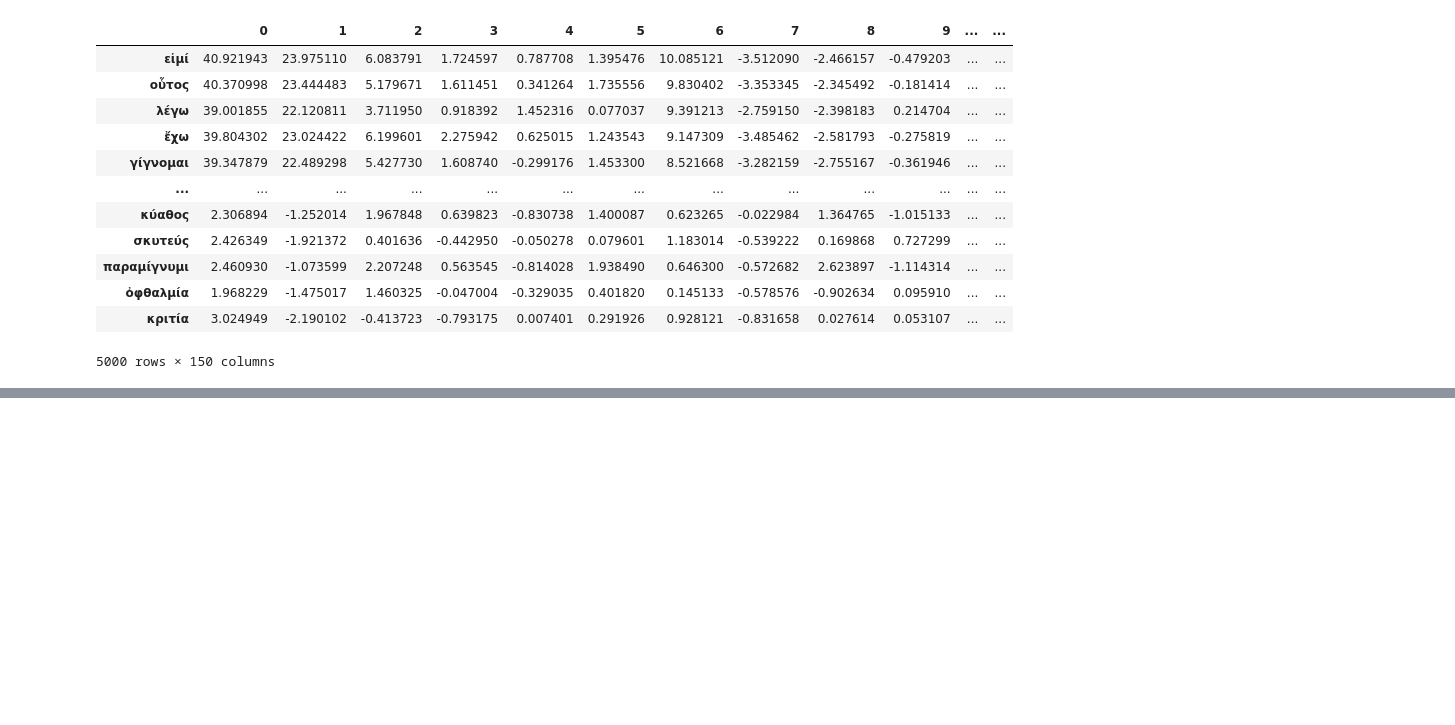
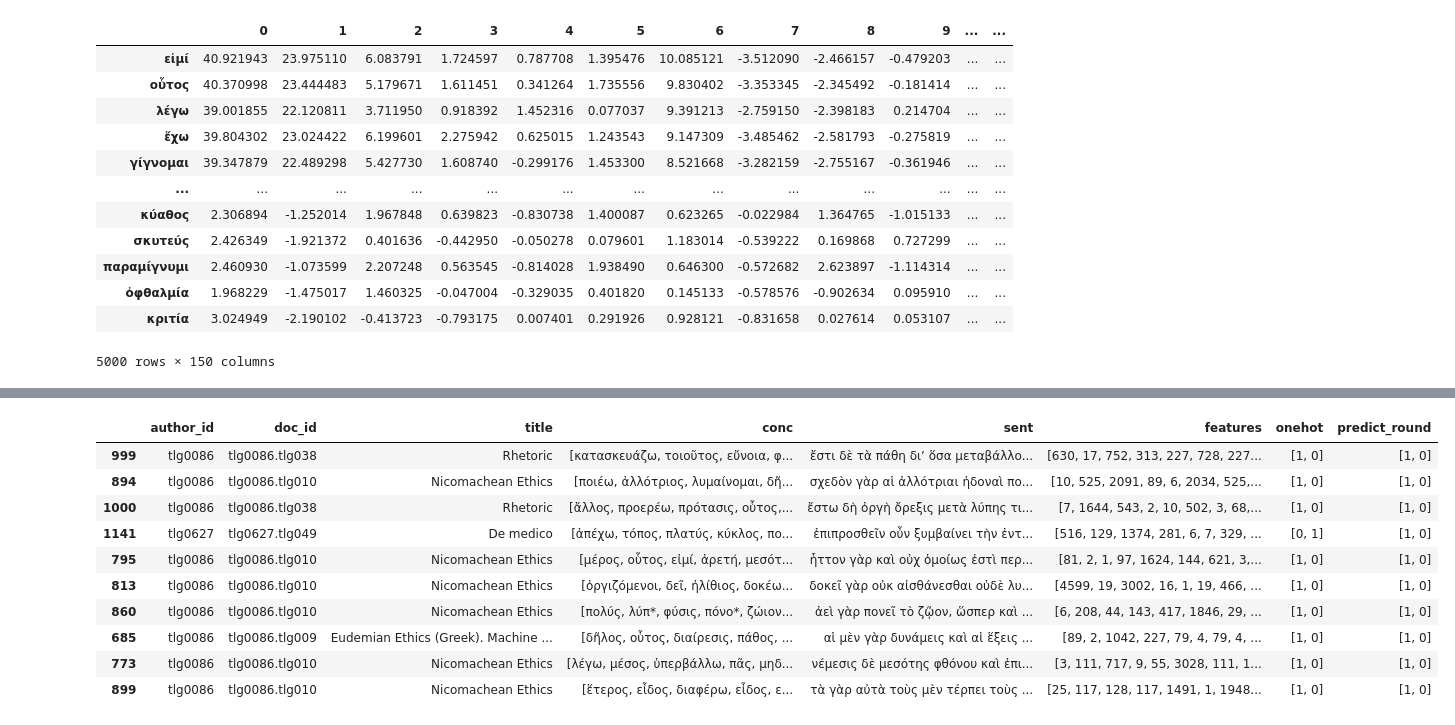
Before and after one commit to kasev/PIPA, a Jupyter notebook: scripts/3_CONCORDANCES+EMBDEDDINGS.ipynb, the cells around one changed output, grey strips where cells are left out. Cells and saved outputs as stored; diff of their text form; code cells hidden in the pictures; blank space fills up the shorter version.

```diff
--- a/scripts/3_CONCORDANCES+EMBDEDDINGS.ipynb
+++ b/scripts/3_CONCORDANCES+EMBDEDDINGS.ipynb
@@ -426,0 +419,14 @@ pred_df
+# %%
+df_test[-10:]
+# %% [output]
+|  | author_id | doc_id | title | conc | sent | features | onehot | predict_round |
+| 999 | tlg0086 | tlg0086.tlg038 | Rhetoric | [κατασκευάζω, τοιοῦτος, εὔνοια, φ... | ἔστι δὲ τὰ πάθη διʼ ὅσα μεταβάλλο... | [630, 17, 752, 313, 227, 728, 227... | [1, 0] | [1, 0] |
+| 894 | tlg0086 | tlg0086.tlg010 | Nicomachean Ethics | [ποιέω, ἀλλότριος, λυμαίνομαι, δῆ... | σχεδὸν γὰρ αἱ ἀλλότριαι ἡδοναὶ πο... | [10, 525, 2091, 89, 6, 2034, 525,... | [1, 0] | [1, 0] |
+| 1000 | tlg0086 | tlg0086.tlg038 | Rhetoric | [ἄλλος, προερέω, πρότασις, οὗτος,... | ἔστω δὴ ὀργὴ ὄρεξις μετὰ λύπης τι... | [7, 1644, 543, 2, 10, 502, 3, 68,... | [1, 0] | [1, 0] |
+| 1141 | tlg0627 | tlg0627.tlg049 | De medico | [ἀπέχω, τόπος, πλατύς, κύκλος, πο... | ἐπιπροσθεῖν οὖν ξυμβαίνει τὴν ἐντ... | [516, 129, 1374, 281, 6, 7, 329, ... | [0, 1] | [1, 0] |
+| 795 | tlg0086 | tlg0086.tlg010 | Nicomachean Ethics | [μέρος, οὗτος, εἰμί, ἀρετή, μεσότ... | ἧττον γὰρ καὶ οὐχ ὁμοίως ἐστὶ περ... | [81, 2, 1, 97, 1624, 144, 621, 3,... | [1, 0] | [1, 0] |
+| 813 | tlg0086 | tlg0086.tlg010 | Nicomachean Ethics | [ὀργιζόμενοι, δεῖ, ἠλίθιος, δοκέω... | δοκεῖ γὰρ οὐκ αἰσθάνεσθαι οὐδὲ λυ... | [4599, 19, 3002, 16, 1, 19, 466, ... | [1, 0] | [1, 0] |
+| 860 | tlg0086 | tlg0086.tlg010 | Nicomachean Ethics | [πολύς, λύπ*, φύσις, πόνο*, ζώιον... | ἀεὶ γὰρ πονεῖ τὸ ζῷον, ὥσπερ καὶ ... | [6, 208, 44, 143, 417, 1846, 29, ... | [1, 0] | [1, 0] |
+| 685 | tlg0086 | tlg0086.tlg009 | Eudemian Ethics (Greek). Machine ... | [δῆλος, οὗτος, διαίρεσις, πάθος, ... | αἱ μὲν γὰρ δυνάμεις καὶ αἱ ἕξεις ... | [89, 2, 1042, 227, 79, 4, 79, 4, ... | [1, 0] | [1, 0] |
+| 773 | tlg0086 | tlg0086.tlg010 | Nicomachean Ethics | [λέγω, μέσος, ὑπερβάλλω, πᾶς, μηδ... | νέμεσις δὲ μεσότης φθόνου καὶ ἐπι... | [3, 111, 717, 9, 55, 3028, 111, 1... | [1, 0] | [1, 0] |
+| 899 | tlg0086 | tlg0086.tlg010 | Nicomachean Ethics | [ἕτερος, εἶδος, διαφέρω, εἶδος, ε... | τὰ γὰρ αὐτὰ τοὺς μὲν τέρπει τοὺς ... | [25, 117, 128, 117, 1491, 1, 1948... | [1, 0] | [1, 0] |
```
Also changed, not shown: parts of 59 cells of this notebook, 1 other file.
